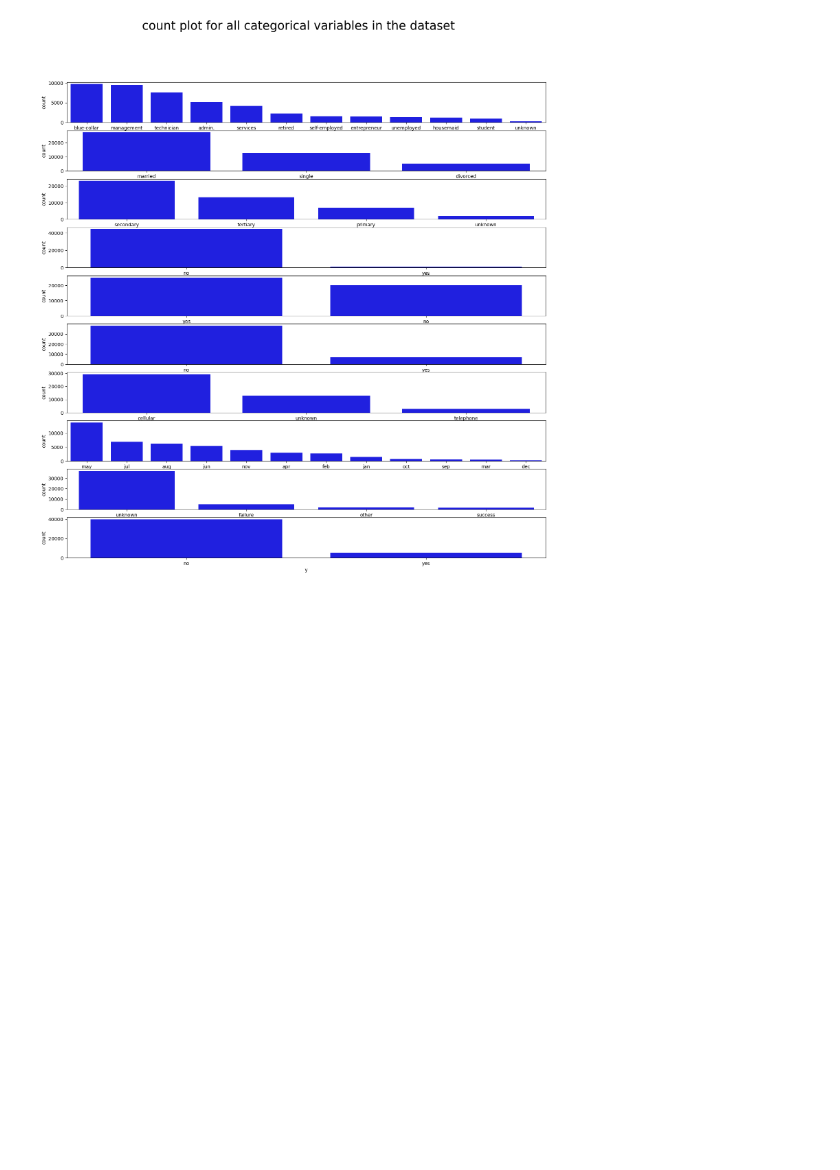
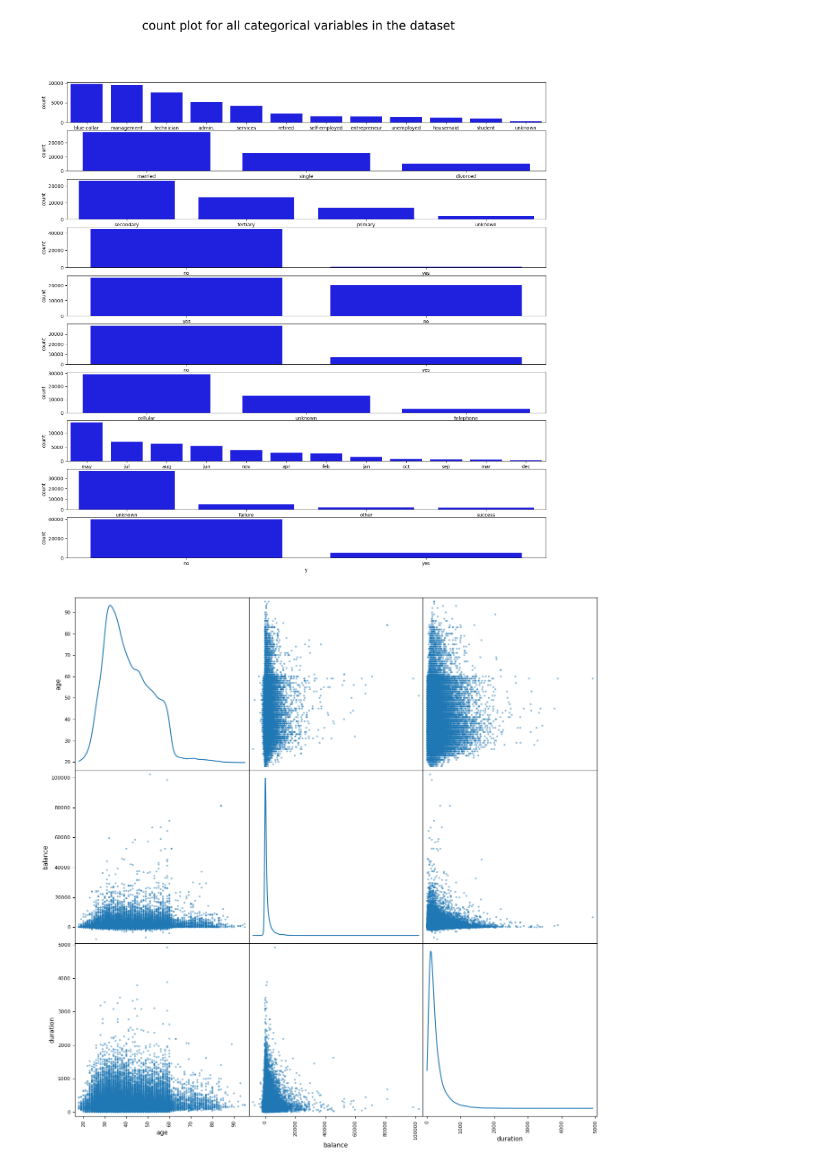
Before and after one commit to mobinghasemi/Classification_Algs_on_BankDataSet, a Jupyter notebook: ML_Algorithms.ipynb, the cells around one changed output. Saved outputs shown, nothing was run; the diff lists cells and outputs as text; code cells hidden in the pictures; blank space fills up the shorter version.

Commit message:
scatter plot on 'age' & 'balance' & 'duration' using kde plot on main diagonal

```diff
--- a/ML_Algorithms.ipynb
+++ b/ML_Algorithms.ipynb
@@ -440,3 +440,11 @@ sns.countplot(ax = axes[9], x = 'y', data = df, color = 'blue',
               order = df['y'].value_counts().index);
 # %% [output]
 [figure]
+# %%
+pd.plotting.scatter_matrix(
+    df[["age", "balance", "duration"]],
+    figsize = (15, 15),
+    diagonal = "kde")
+plt.show()
+# %% [output]
+[figure, added]
```
